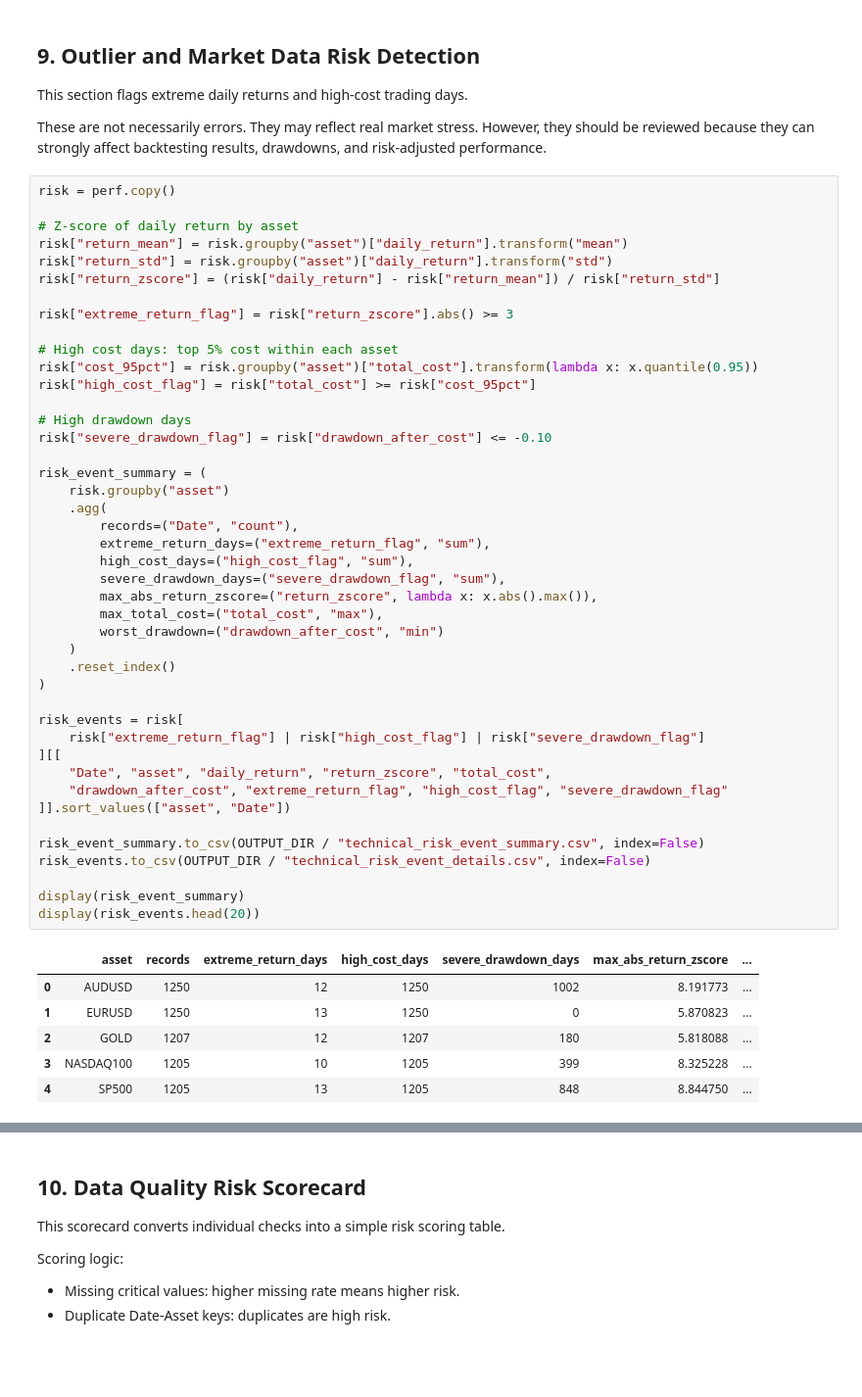
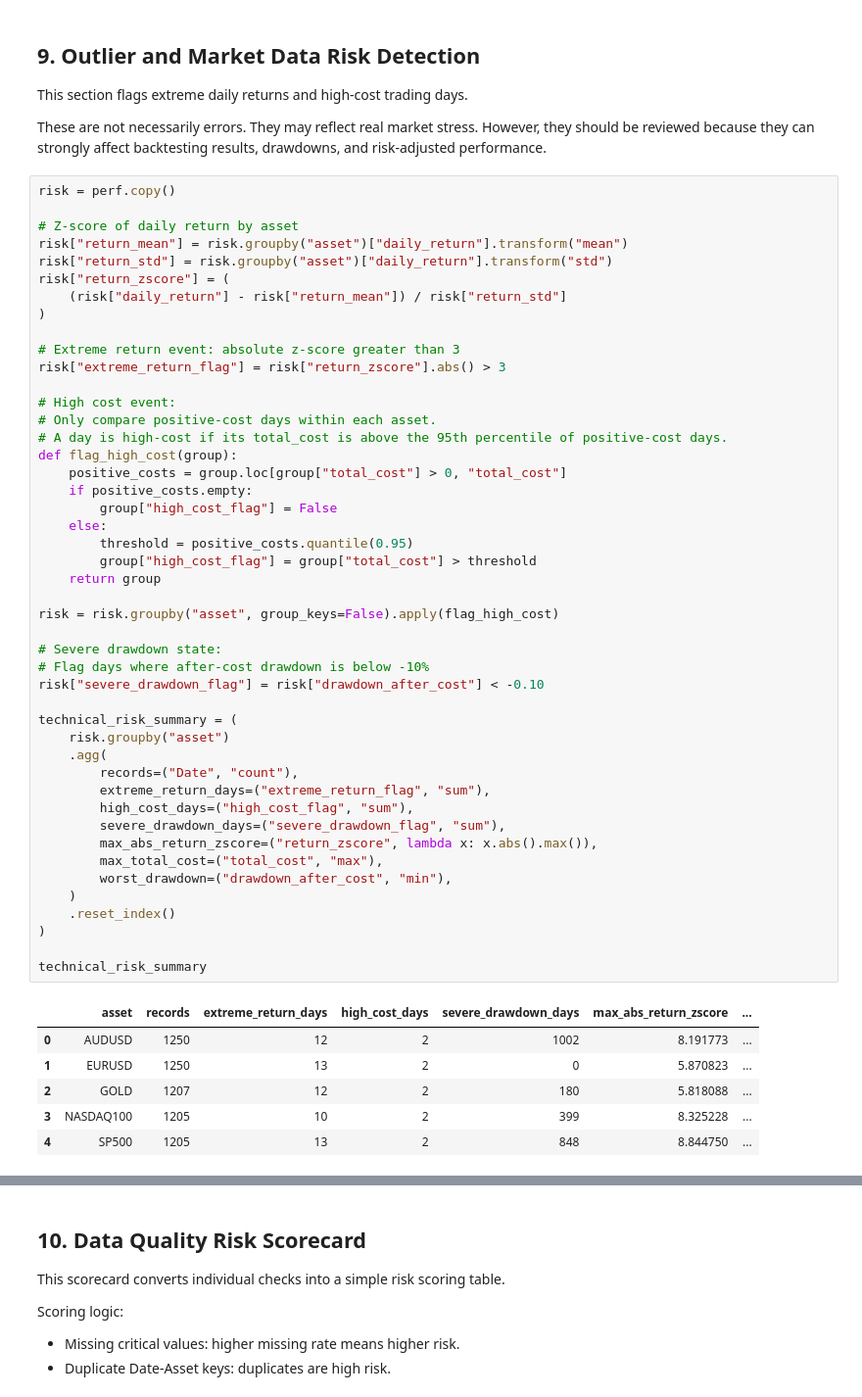
Before and after one commit to Raina-Hong/FX_CFD_Trading_Analytics, a Jupyter notebook: notebooks/data_quality_risk_assessment.ipynb, the cells around one changed output, grey strips where cells are left out. Shown at 98% size. Drawn from its saved outputs; the diff is of its cells as text; blank space fills up the shorter version.

```diff
--- a/notebooks/data_quality_risk_assessment.ipynb
+++ b/notebooks/data_quality_risk_assessment.ipynb
@@ -477,50 +477,53 @@ However, they should be reviewed because they can strongly affect backtesting re
 # %%
 risk = perf.copy()
 
 # Z-score of daily return by asset
 risk["return_mean"] = risk.groupby("asset")["daily_return"].transform("mean")
 risk["return_std"] = risk.groupby("asset")["daily_return"].transform("std")
-risk["return_zscore"] = (risk["daily_return"] - risk["return_mean"]) / risk["return_std"]
+risk["return_zscore"] = (
+    (risk["daily_return"] - risk["return_mean"]) / risk["return_std"]
+)
 
-risk["extreme_return_flag"] = risk["return_zscore"].abs() >= 3
+# Extreme return event: absolute z-score greater than 3
+risk["extreme_return_flag"] = risk["return_zscore"].abs() > 3
 
-# High cost days: top 5% cost within each asset
-risk["cost_95pct"] = risk.groupby("asset")["total_cost"].transform(lambda x: x.quantile(0.95))
-risk["high_cost_flag"] = risk["total_cost"] >= risk["cost_95pct"]
+# High cost event:
+# Only compare positive-cost days within each asset.
+# A day is high-cost if its total_cost is above the 95th percentile of positive-cost days.
+def flag_high_cost(group):
+    positive_costs = group.loc[group["total_cost"] > 0, "total_cost"]
+    if positive_costs.empty:
+        group["high_cost_flag"] = False
+    else:
+        threshold = positive_costs.quantile(0.95)
+        group["high_cost_flag"] = group["total_cost"] > threshold
+    return group
 
-# High drawdown days
-risk["severe_drawdown_flag"] = risk["drawdown_after_cost"] <= -0.10
+risk = risk.groupby("asset", group_keys=False).apply(flag_high_cost)
 
-risk_event_summary = (
+# Severe drawdown state:
+# Flag days where after-cost drawdown is below -10%
+risk["severe_drawdown_flag"] = risk["drawdown_after_cost"] < -0.10
+
+technical_risk_summary = (
     risk.groupby("asset")
     .agg(
         records=("Date", "count"),
         extreme_return_days=("extreme_return_flag", "sum"),
         high_cost_days=("high_cost_flag", "sum"),
         severe_drawdown_days=("severe_drawdown_flag", "sum"),
         max_abs_return_zscore=("return_zscore", lambda x: x.abs().max()),
         max_total_cost=("total_cost", "max"),
-        worst_drawdown=("drawdown_after_cost", "min")
+        worst_drawdown=("drawdown_after_cost", "min"),
     )
     .reset_index()
 )
 
-risk_events = risk[
-    risk["extreme_return_flag"] | risk["high_cost_flag"] | risk["severe_drawdown_flag"]
-][[
-    "Date", "asset", "daily_return", "return_zscore", "total_cost",
-    "drawdown_after_cost", "extreme_return_flag", "high_cost_flag", "severe_drawdown_flag"
-]].sort_values(["asset", "Date"])
-
-risk_event_summary.to_csv(OUTPUT_DIR / "technical_risk_event_summary.csv", index=False)
-risk_events.to_csv(OUTPUT_DIR / "technical_risk_event_details.csv", index=False)
-
-display(risk_event_summary)
-display(risk_events.head(20))
+technical_risk_summary
 # %% [output]
 |  | asset | records | extreme_return_days | high_cost_days | severe_drawdown_days | max_abs_return_zscore | ... |
-| 0 | AUDUSD | 1250 | 12 | 1250 | 1002 | 8.191773 | ... |
-| 1 | EURUSD | 1250 | 13 | 1250 | 0 | 5.870823 | ... |
-| 2 | GOLD | 1207 | 12 | 1207 | 180 | 5.818088 | ... |
-| 3 | NASDAQ100 | 1205 | 10 | 1205 | 399 | 8.325228 | ... |
-| 4 | SP500 | 1205 | 13 | 1205 | 848 | 8.844750 | ... |
+| 0 | AUDUSD | 1250 | 12 | 2 | 1002 | 8.191773 | ... |
+| 1 | EURUSD | 1250 | 13 | 2 | 0 | 5.870823 | ... |
+| 2 | GOLD | 1207 | 12 | 2 | 180 | 5.818088 | ... |
+| 3 | NASDAQ100 | 1205 | 10 | 2 | 399 | 8.325228 | ... |
+| 4 | SP500 | 1205 | 13 | 2 | 848 | 8.844750 | ... |
```
Also changed, not shown: parts of 3 cells of this notebook, 4 other files.
